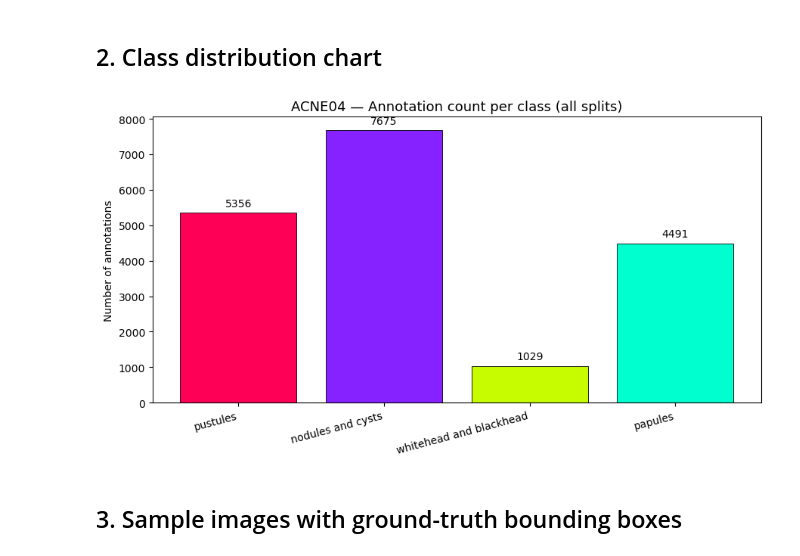
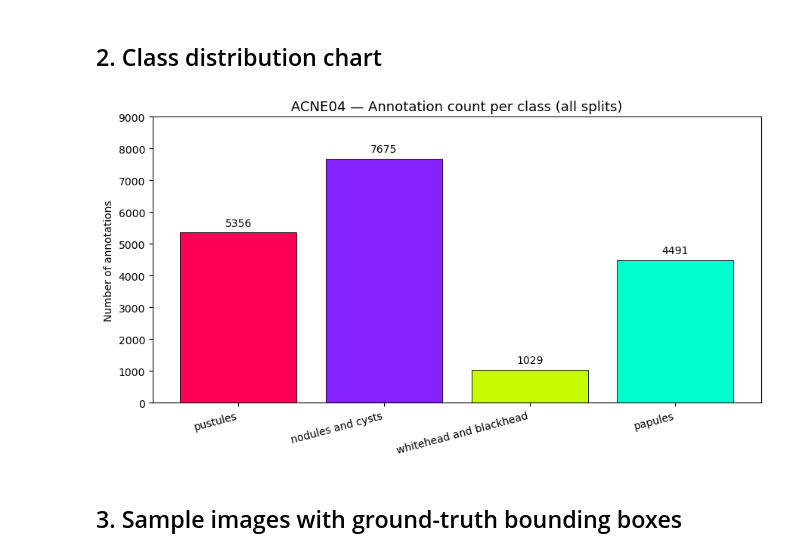
Before and after one commit to EvxLee/AcneDetection, a Jupyter notebook: part1_detection/01_data_explore.ipynb, the cells around one changed output. Drawn from its saved outputs; the diff is of its cells as text; code cells hidden in the pictures.

```diff
--- a/part1_detection/01_data_explore.ipynb
+++ b/part1_detection/01_data_explore.ipynb
@@ -82,20 +82,21 @@ for cls, n in sorted(all_class_counts.items()):
 # %%
 labels = list(all_class_counts.keys())
 values = [all_class_counts[l] for l in labels]
 colors = [CLASS_COLORS.get(l, "#888") for l in labels]
 
 fig, ax = plt.subplots(figsize=(9, 5))
 bars = ax.bar(labels, values, color=colors, edgecolor="black", linewidth=0.6)
 ax.bar_label(bars, padding=4, fontsize=10)
 ax.set_title("ACNE04 — Annotation count per class (all splits)", fontsize=13)
 ax.set_ylabel("Number of annotations")
 ax.set_xticks(range(len(labels)))
 ax.set_xticklabels(labels, rotation=15, ha="right")
+ax.set_ylim(0, 9000)
 plt.tight_layout()
 plt.savefig(OUT_DIR / "class_distribution.png", dpi=150)
 plt.show()
 # %% [output]
-[figure, old version]
+[figure, new version]
 # %% [markdown]
 ## 3. Sample images with ground-truth bounding boxes
 # %%
```
Also changed, not shown: 1 other file.
